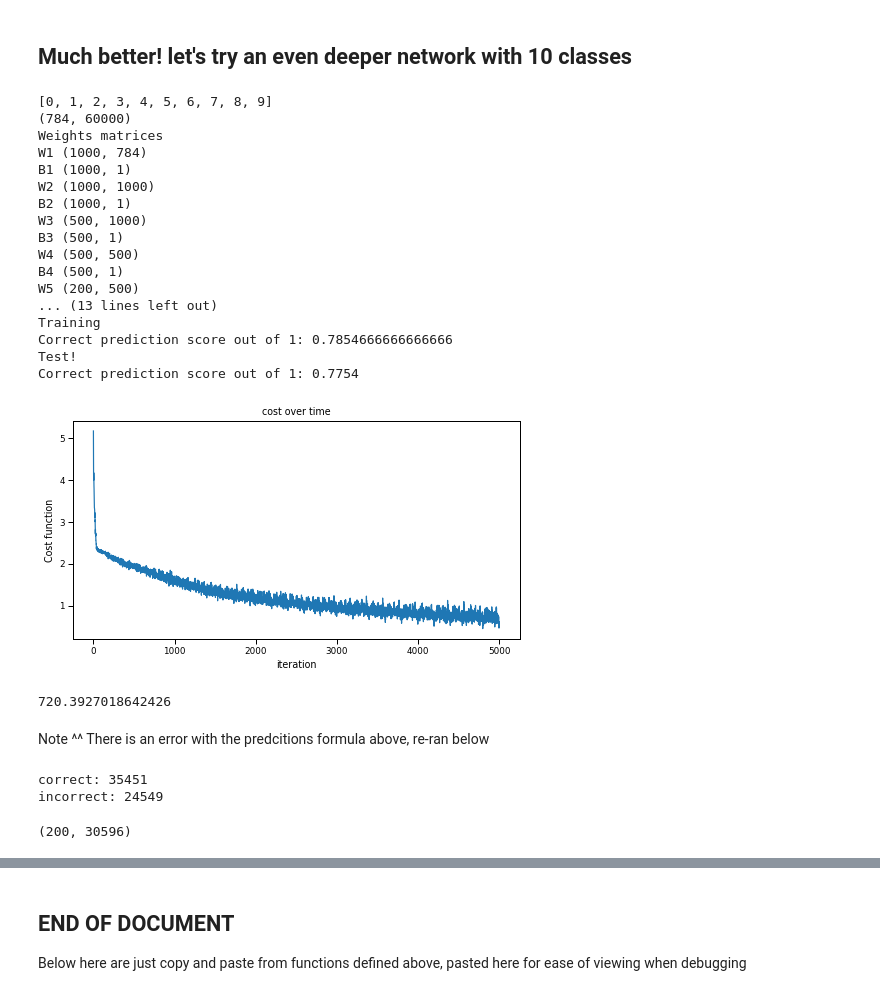
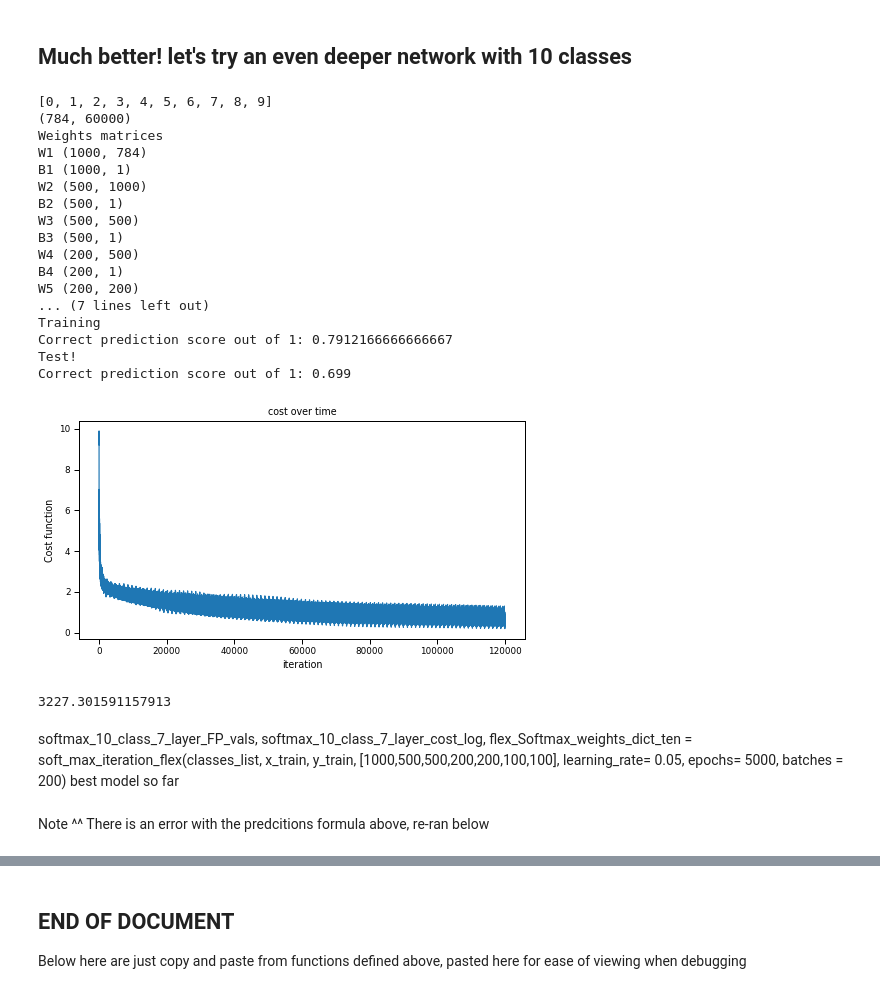
Before and after one commit to jakelourie1502/Neural_network_from_scratch, a Jupyter notebook: mnist_neural_net_from_scratch.ipynb, the cells around one changed output, grey strips where cells are left out. Drawn from its saved outputs; the diff is of its cells as text; code cells hidden in the pictures.

```diff
--- a/mnist_neural_net_from_scratch.ipynb
+++ b/mnist_neural_net_from_scratch.ipynb
@@ -423,7 +413,7 @@ def back_prop_first_soft_max_layer(y_true, y_predicted, previous_A, Z, W):
     dZfinal_dA_minus_one = W
     dC_dA_minus_one = (dC_dZ_final.T @ dZfinal_dA_minus_one).T
 
-    return dC_dW, dC_dB, dC_dZ_final, dC_dA_minus_one
+    return dC_dW, dC_dB, dC_dA_minus_one
 
 def back_prop_softmax(dict_of_weights_softmax, dict_of_FP_values_softmax, y_true, x_train_flat):
     W1, B1, W2, B2, W3, W3 = dict_of_weights_softmax.values()
@@ -432,7 +422,7 @@ def back_prop_softmax(dict_of_weights_softmax, dict_of_FP_values_softmax, y_true
     differentiat_dict = {}
 
     #This line is unique it's for the first layer
-    dC_dW3, dC_dB3, dC_dZ_last, dC_dA2 = back_prop_first_soft_max_layer(y_true, A3, A2, Z3, W3)
+    dC_dW3, dC_dB3, dC_dA2 = back_prop_first_soft_max_layer(y_true, A3, A2, Z3, W3)
 
     #do the back props
     dC_dW2, dC_dB2, dC_dA1 = back_prop_one_layer_from_A_to_previous_A(dC_dA2, Z2, A1, W2)
@@ -648,7 +520,7 @@ Let's refactor everything so we can create different sized hidden layers
 # %%
 #WEIGHTS INITIALISATION
 
-def init_weights_flexible(x_train_flat, array_of_layers,y_train):
+def init_weights_flexible(x_train_flat, array_of_layers,y_train, xavier = 'no'):
     np.random_state = 112
     size_of_layer = [x_train_flat.shape[0]] + array_of_layers + [y_train.shape[0]]
     dict_of_weights = {}
@@ -656,14 +528,17 @@ def init_weights_flexible(x_train_flat, array_of_layers,y_train):
     for layer in range(len(size_of_layer) - 1):
         dict_of_weights[f"W{layer+1}"] = np.random.randn(size_of_layer[layer+1],size_of_layer[layer])
         dict_of_weights[f"B{layer+1}"] = np.random.randn(size_of_layer[layer+1],1)
-    #Print the sizes of the matrix
+        if xavier == 'yes':
+            dict_of_weights[f"W{layer+1}"] * np.sqrt(6)/(np.sqrt(size_of_layer[layer+1]+size_of_layer[layer]))
+            dict_of_weights[f"B{layer+1}"] * np.sqrt(6)/(np.sqrt(size_of_layer[layer+1]+1))
+        #Print the sizes of the matrix
     print(f"Weights matrices")
     for name, matrix in dict_of_weights.items():
         print(name, matrix.shape)
     return dict_of_weights
 
 layers_test = [100,100,50,50]
-dict_of_weights_flex_test = init_weights_flexible(x_train_all, layers_test, all_y_train_one_hot)
+dict_of_weights_flex_test = init_weights_flexible(x_train_binary, layers_test, x_train_binary)
 # %% [output]
 Weights matrices
 W1 (100, 784)
@@ -681,8 +556,6 @@ B5 (10, 1)
 
 def sigmoid(x):
     return (1/(1+np.exp(-x)))
-
-dict_of_FP_values = {}
 
 #FORWARD PROPOGATION SIGMOID
 def sigmoid_forward_prop(previous_a, W, B):
@@ -702,18 +575,16 @@ def forward_prop_softmax_flex(dict_of_weights,x_train,y_train_softmax):
 
     #Create blank dict_of_FP_values
     dict_of_FP_values = {}
+    #This allows ut include x_train in the loop.
+    dict_of_FP_values['A0'] = x_train
 
     #initially do fp on the xtrain
     layers = int(len(dict_of_weights.keys())/2)
     middle_layers = layers -2 #this is the number of weights than don't include the first and last layer
 
-    #Do the first layer (on the x values)
-    dict_of_FP_values['Z1'], dict_of_FP_values['A1'] = sigmoid_forward_prop(x_train, dict_of_weights['W1'], dict_of_weights['B1'])
+    for key in range(1,layers): #starts at 1, goes up to the last hidden layer
 
-    #Then run through the layers
-    for key in range(1,middle_layers+1): #starts at 1, goes up to the last hidden layer
-
-        dict_of_FP_values[f'Z{key+1}'], dict_of_FP_values[f'A{key+1}'] = sigmoid_forward_prop(dict_of_FP_values[f'A{key}'], dict_of_weights[f'W{key+1}'], dict_of_weights[f'B{key+1}'])
+        dict_of_FP_values[f'Z{key}'], dict_of_FP_values[f'A{key}'] = sigmoid_forward_prop(dict_of_FP_values[f'A{key-1}'], dict_of_weights[f'W{key}'], dict_of_weights[f'B{key}'])
 
     #then do last leg which is a different function
     dict_of_FP_values[f'Z{layers}'], dict_of_FP_values[f'A{layers}'] = last_leg_softmax(dict_of_FP_values[f'A{layers-1}'], dict_of_weights[f'W{layers}'], dict_of_weights[f'B{layers}'])
@@ -723,4 +594,4 @@ def forward_prop_softmax_flex(dict_of_weights,x_train,y_train_softmax):
 
     return dict_of_FP_values, Cost
 
-dict_of_FP_values_softmax_test_flex_function, Cost_softmax_flex_function = forward_prop_softmax_flex(dict_of_weights_flex_test,x_train_all,all_y_train_one_hot)
+#dict_of_FP_values_softmax_test_flex_function, Cost_softmax_flex_function = forward_prop_softmax_flex(dict_of_weights_flex_test,x_train_all,all_y_train_one_hot)
@@ -816,6 +663,6 @@ Gradient descent doesn't need changing
 # %%
 
-def soft_max_iteration_flex(list_of_classes, x_train, y_train, list_of_layer_sizes, learning_rate = 0.1, epochs = 300, batches = 1):
+def soft_max_iteration_flex(list_of_classes, x_train, y_train, list_of_layer_sizes, learning_rate = 0.1, epochs = 300, batches = 1, xavier = 'no'):
 
     #get all classes
     x_train_set, x_test_set, y_train_set, y_test_set = reduced_form(y_train, y_test, x_train, x_test, list_of_classes)
@@ -823,7 +670,7 @@ def soft_max_iteration_flex(list_of_classes, x_train, y_train, list_of_layer_siz
     one_hot_y_train, one_hot_y_test = create_one_hot_train_and_test(y_train_set, y_test_set)
 
     #Initalise weights
-    weights_dict = init_weights_flexible(x_train_set, list_of_layer_sizes, one_hot_y_train)
+    weights_dict = init_weights_flexible(x_train_set, list_of_layer_sizes, one_hot_y_train, xavier = xavier)
     #run loop
     costs_log = []
     batch_size = int(one_hot_y_train.shape[1] // batches)
@@ -971,50 +798,32 @@ pd.DataFrame(flex_softmax_three_classes['Z3'])
 # %%
 import time
 time_start = time.time()
 classes_list = [0,1,2,3,4,5,6,7,8,9]
-softmax_10_class_7_layer_FP_vals, softmax_10_class_7_layer_cost_log, flex_Softmax_weights_dict_ten = soft_max_iteration_flex(classes_list, x_train, y_train, [1000,1000,500,500,200,200,100,100,50,50], learning_rate= 0.05, epochs= 2000, batches = 100)
+softmax_10_class_7_layer_FP_vals, softmax_10_class_7_layer_cost_log, flex_Softmax_weights_dict_ten = soft_max_iteration_flex(classes_list, x_train, y_train, [1000,500,500,200,200,100,100], learning_rate= 0.001, epochs= 120000, batches = 1200, xavier = 'yes')
 print(time.time() - time_start)
 # %% [output]
 [0, 1, 2, 3, 4, 5, 6, 7, 8, 9]
 (784, 60000)
 Weights matrices
 W1 (1000, 784)
 B1 (1000, 1)
-W2 (1000, 1000)
-B2 (1000, 1)
-W3 (500, 1000)
+W2 (500, 1000)
+B2 (500, 1)
+W3 (500, 500)
 B3 (500, 1)
-W4 (500, 500)
-B4 (500, 1)
-W5 (200, 500)
-... (13 lines left out)
+W4 (200, 500)
+B4 (200, 1)
+W5 (200, 200)
+... (7 lines left out)
 Training
-Correct prediction score out of 1: 0.7854666666666666
+Correct prediction score out of 1: 0.7912166666666667
 Test!
-Correct prediction score out of 1: 0.7754
+Correct prediction score out of 1: 0.699
-[figure, old version]
+[figure, new version]
-720.3927018642426
+3227.301591157913
+# %% [markdown]
+softmax_10_class_7_layer_FP_vals, softmax_10_class_7_layer_cost_log, flex_Softmax_weights_dict_ten = soft_max_iteration_flex(classes_list, x_train, y_train, [1000,500,500,200,200,100,100], learning_rate= 0.05, epochs= 5000, batches = 200) best model so far
 # %%
 plot_weights(flex_Softmax_weights_dict_ten)
 # %% [markdown]
 Note ^^ There is an error with the predcitions formula above, re-ran below
-# %%
-softmax_predictions(first_try_flex_FP_vals, y_train_set, 8)
-# %% [output]
-correct: 35451
-incorrect: 24549
-# %%
-#CREATE FUNCTION FOR THIS BEAUTY
-
-#Let's take a look at the weights
-columns = int(len(flex_Softmax_five_classes) / 2)
-rows = 2
-fig, axlist = plt.subplots(nrows= rows, ncols=columns, figsize = ((20,6)))
-axlist = axlist.flatten()
-for ax, coefficients, coef_name in zip(axlist, flex_Softmax_weights_dict.values(), flex_Softmax_weights_dict.keys()):
-    flattened_coefs = coefficients.flatten()
-    sns.histplot(flattened_coefs, ax = ax)
-    ax.set_title(f'{coef_name}')
-plt.show()
-# %% [output]
-(200, 30596)
```
Also changed, not shown: parts of 37 cells of this notebook.
